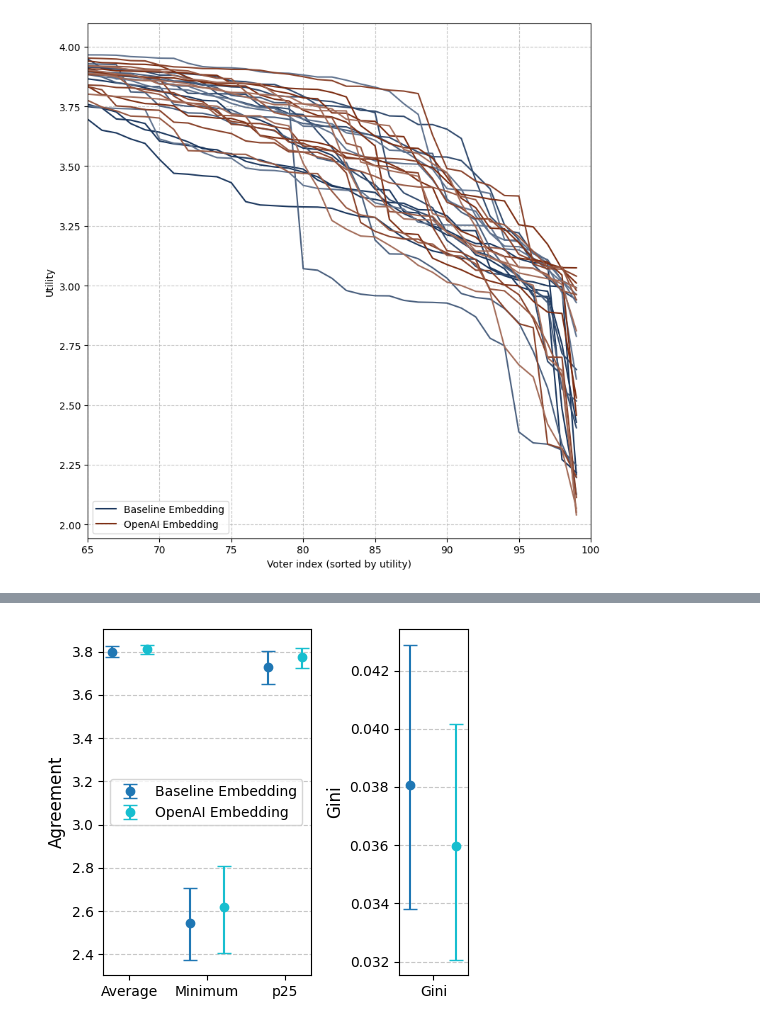
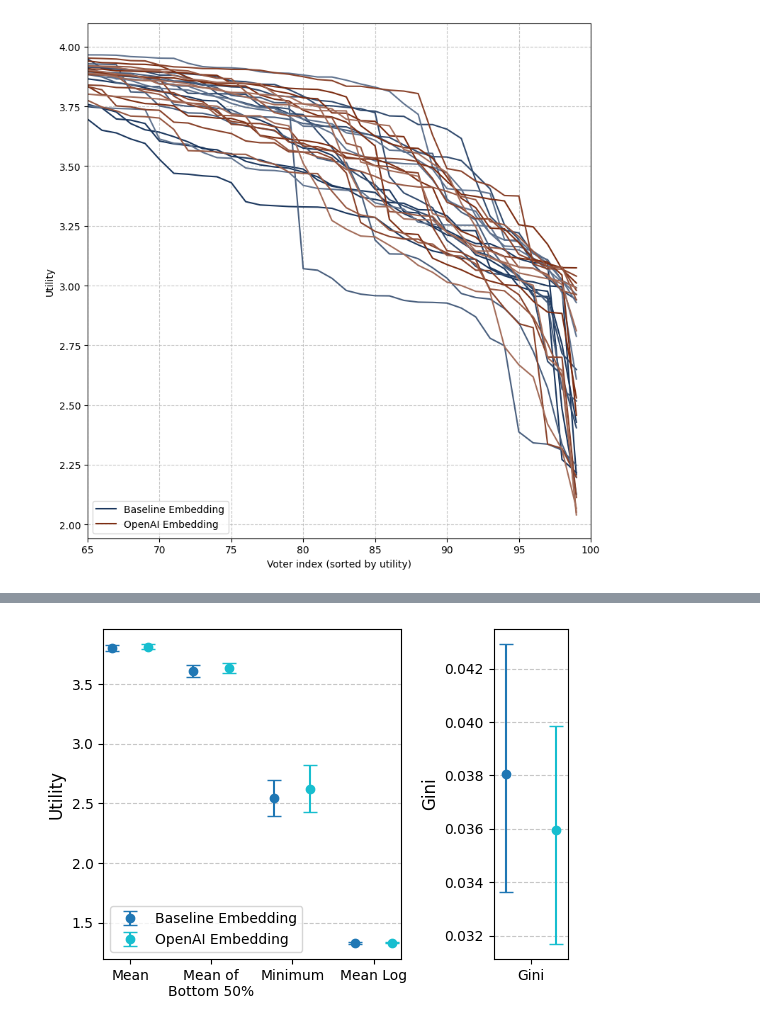
Before and after one commit to aaron-sandoval/generative_social_choice, a Jupyter notebook: generative_social_choice/plots/ablation_embeddings.ipynb, the cells around one changed output, grey strips where cells are left out. Cells and saved outputs as stored; diff of their text form; code cells hidden in the pictures.

Commit message:
Add mean of bottom 50%, mean log utility. Remove p25.

```diff
--- a/generative_social_choice/plots/ablation_embeddings.ipynb
+++ b/generative_social_choice/plots/ablation_embeddings.ipynb
@@ -142,20 +139,20 @@ scalar_confidence_intervals
 # %%
 scalar_confidence_intervals_plot = plot_scalar_clustered_confidence_intervals(
-    scalar_confidence_intervals.iloc[:,:3],
-    y_label="Agreement",
-    legend_loc="center left",
-    fig_size=(4.5, 4),
-    secondary_axis_df=scalar_confidence_intervals.iloc[:,[3]],
+    scalar_confidence_intervals.iloc[:,:-1],
+    y_label="Utility",
+    legend_loc="lower left",
+    fig_size=(5.5, 4),
+    secondary_axis_df=scalar_confidence_intervals.iloc[:,[-1]],
     secondary_y_label="Gini"
 )
 # gini_ci_plot = plot_scalar_clustered_confidence_intervals(
 #     scalar_confidence_intervals.iloc[:,[3]],
 #     y_label="Gini",
 #     legend_loc="best",
 #     # fig_size=(2, 2)
 # )
 # %% [output]
-[figure, old version]
+[figure, new version]
 # %%
 scalar_confidence_intervals_plot = clustered_barplot_with_error_bars(
     scalar_confidence_intervals.iloc[:,:3],
```
Also changed, not shown: parts of 5 cells of this notebook, 1 other file.
